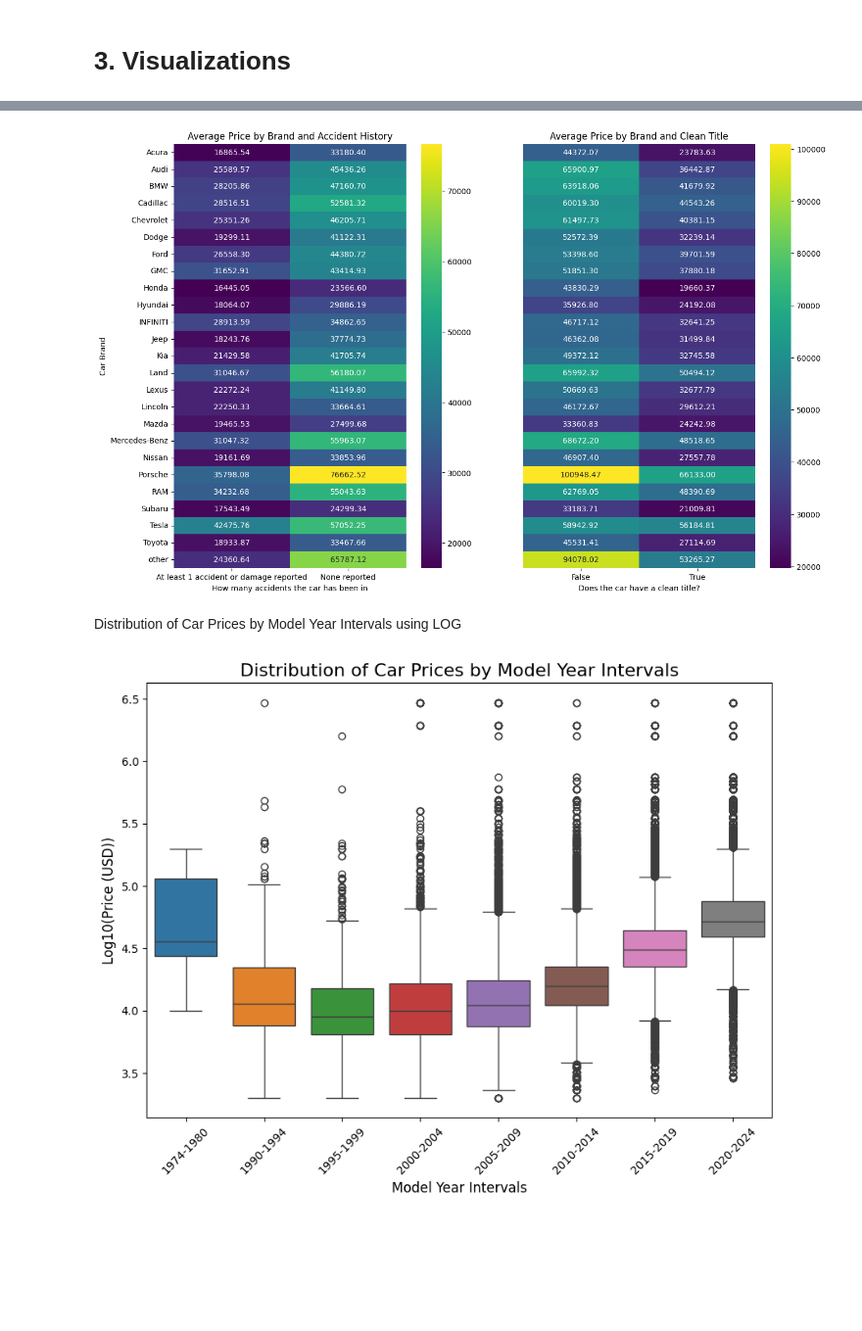
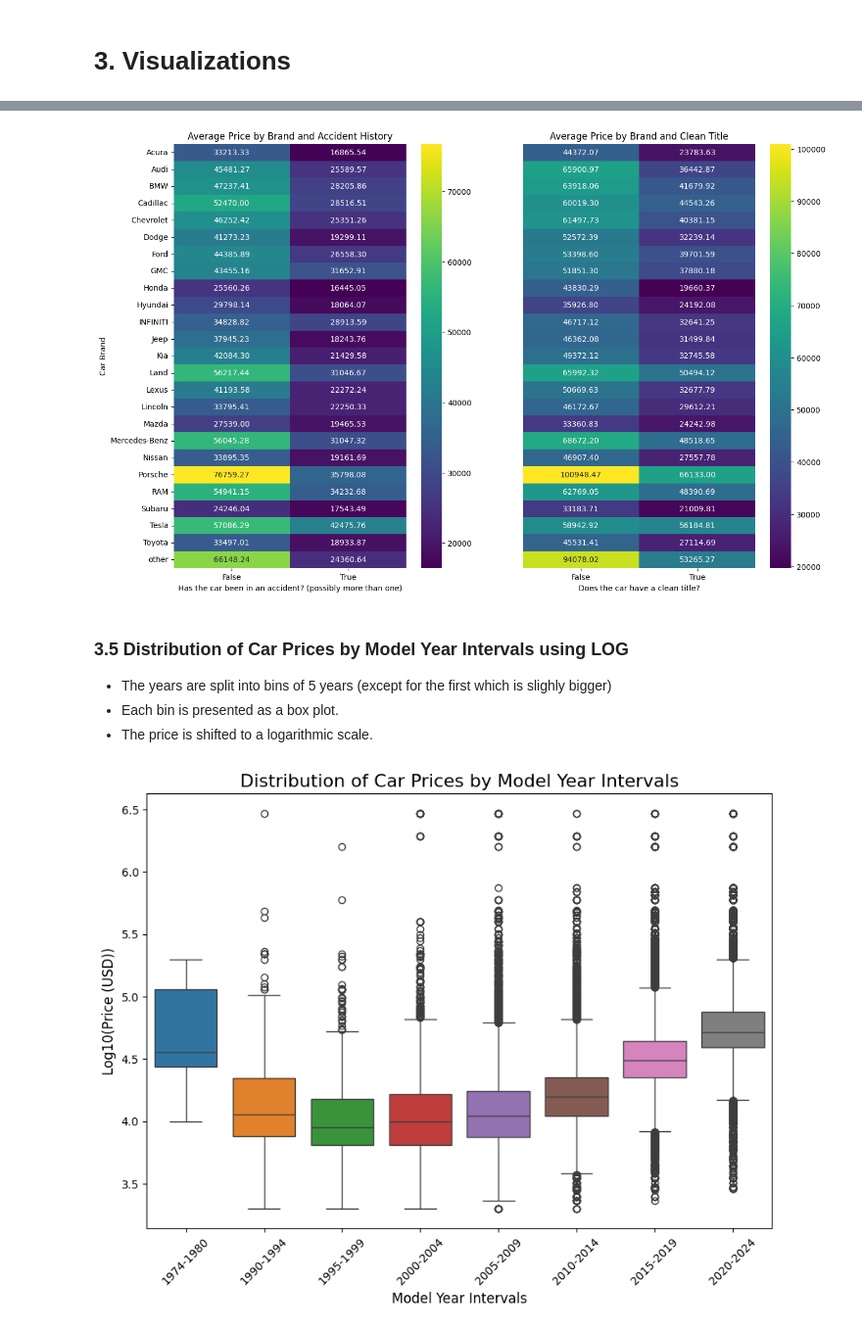
Before and after one commit to YaelDahariBIU/Tabular-Data, a Jupyter notebook: part1.ipynb, the cells around one changed output, grey strips where cells are left out. Shown at 98% size. Saved outputs shown, nothing was run; the diff lists cells and outputs as text; code cells hidden in the pictures; blank space fills up the shorter version.

```diff
--- a/part1.ipynb
+++ b/part1.ipynb
@@ -151,6 +116,7 @@ def columnTransformer(X):
     X = ColorTransformer(X)
     X = BrandTransformer(X)
     X = CleanTitleTransformer(X)
+    X = AccidentTransformer(X)
     X = ColumnOrganizer(X)
 
     return X
@@ -233,17 +160,0 @@ def ImputerTwo(X):
-# %%
-def preprocessor(X, option):
-	X = columnTransformer(X)
-	if option == 1:
-		X = ImputerOne(X)
-	if option == 2:
-		X = ImputerTwo(X)
-		pass
-	# ColorTransformer, etc...
-
-	# The test set does not have the target column
-	if 'price' in ((X.columns).to_list()):
-		# reorder the df to have price in the rightmost column
-		# X = OrderDataframe
-		pass
-
-	return(X)
@@ -269,0 +161,6 @@ df.head(9).tail(1)
+# %%
+def preprocessor(X):
+	X = columnTransformer(X)
+	X = Imputer(X)
+
+	return(X)
@@ -269,0 +169,2 @@ df.head(9).tail(1)
+# %%
+df_preprocessed = preprocessor(df)
@@ -375,31 +289,32 @@ Average Price by Brand and Accident History and by clean Title
 # %%
 fig, ax = plt.subplots(1, 2, figsize=(15,10))
 
-# Create a color bar axis
-#cbar_ax = fig.add_axes(list(range(0, 100001, 10000)))
-
 # The first is the y axis, the second is the x axis
-avg_price_by_brand_accident = df_tranformed.groupby(['brand', 'accident'])['price'].mean().unstack()
+avg_price_by_brand_accident = df_preprocessed.groupby(['brand', 'accident'])['price'].mean().unstack()
 heatmap1 = sns.heatmap(avg_price_by_brand_accident, annot=True, fmt=".2f", cmap='viridis', ax=ax[0], cbar = True)
 ax[0].set_title('Average Price by Brand and Accident History')
-ax[0].set_xlabel('How many accidents the car has been in')
+ax[0].set_xlabel('Has the car been in an accident? (possibly more than one)')
 ax[0].set_ylabel('Car Brand')
 
 # Remove when imputer is used
-df_clean = df_tranformed.copy()
-df_clean['clean_title'] = df_clean['clean_title'].fillna(False)
+# df_clean = df_preprocessed.copy()
+# df_clean['clean_title'] = df_clean['clean_title'].fillna(False)
 
-avg_price_by_brand_clean = df_clean.groupby(['brand', 'clean_title'])['price'].mean().unstack()
+avg_price_by_brand_clean = df_preprocessed.groupby(['brand', 'clean_title'])['price'].mean().unstack()
 heatmap2 = sns.heatmap(avg_price_by_brand_clean, annot=True, fmt=".2f", cmap='viridis', ax=ax[1], cbar = True)
 ax[1].set_title('Average Price by Brand and Clean Title')
 ax[1].set_xlabel('Does the car have a clean title?')
 ax[1].set_ylabel('')
 ax[1].set_yticks([])
 
 plt.show()
 # %% [output]
-[figure, old version]
+[figure, new version]
-# %% [markdown]
-Distribution of Car Prices by Model Year Intervals using LOG
+# %% [markdown]
+### 3.5 Distribution of Car Prices by Model Year Intervals using LOG
+
+- The years are split into bins of 5 years (except for the first which is slighly bigger)
+- Each bin is presented as a box plot.
+- The price is shifted to a logarithmic scale.
 # %%
 # Define the intervals
```
Also changed, not shown: parts of 33 cells of this notebook, 1 other file.
